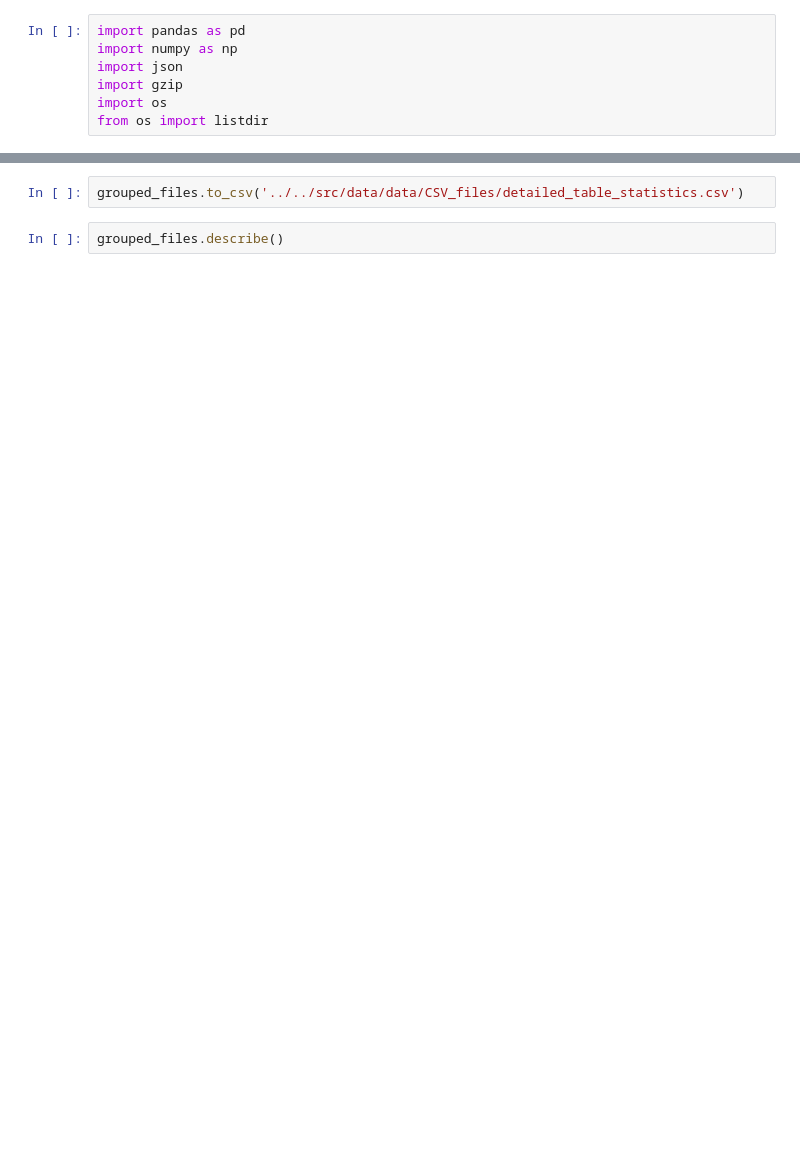
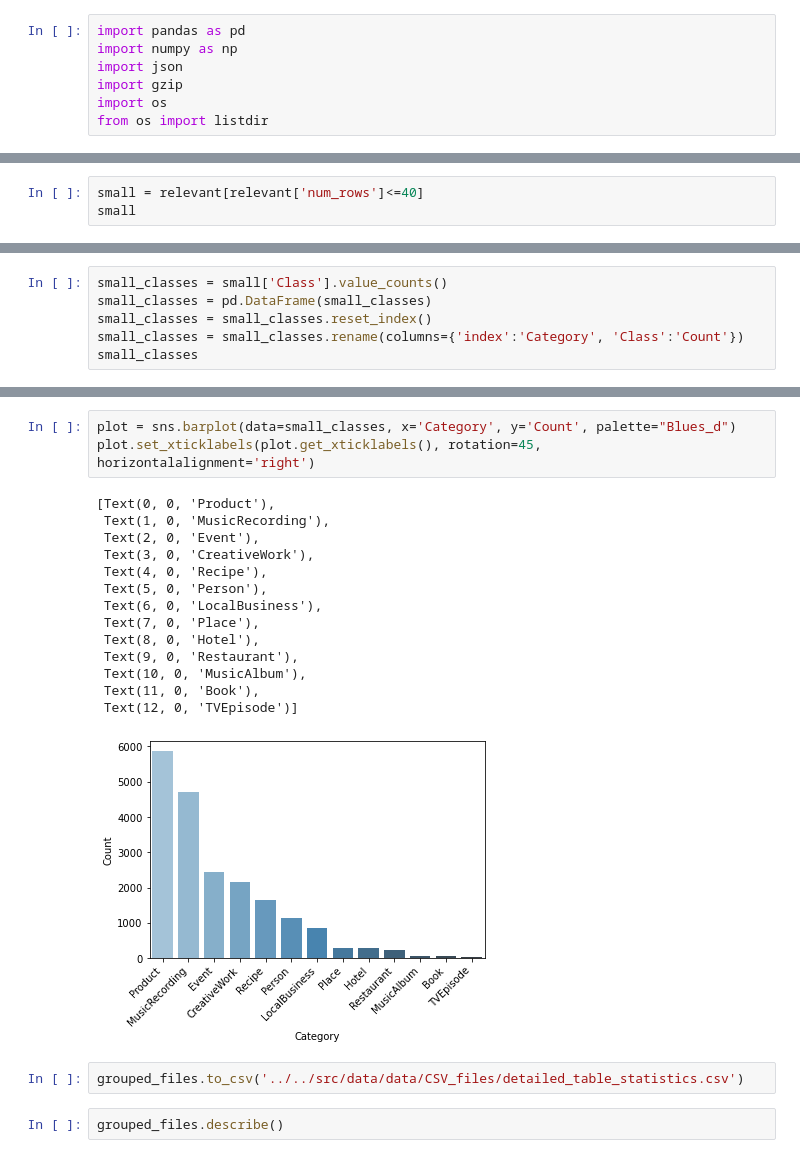
Before and after one commit to NiklasSabel/data_integration_using_deep_learning, a Jupyter notebook: notebooks/Schema/distribute_tables_jh.ipynb, the cells around one changed output, grey strips where cells are left out. Drawn from its saved outputs; the diff is of its cells as text; blank space fills up the shorter version.

```diff
--- a/notebooks/Schema/distribute_tables_jh.ipynb
+++ b/notebooks/Schema/distribute_tables_jh.ipynb
@@ -41,0 +101,3 @@ Name: columns, Length: 459247, dtype: object
+# %%
+small = relevant[relevant['num_rows']<=40]
+small
@@ -41,0 +236,6 @@ Name: columns, Length: 459247, dtype: object
+# %%
+small_classes = small['Class'].value_counts()
+small_classes = pd.DataFrame(small_classes)
+small_classes = small_classes.reset_index()
+small_classes = small_classes.rename(columns={'index':'Category', 'Class':'Count'})
+small_classes
@@ -42,3 +257,21 @@ Name: columns, Length: 459247, dtype: object
+# %%
+plot = sns.barplot(data=small_classes, x='Category', y='Count', palette="Blues_d")
+plot.set_xticklabels(plot.get_xticklabels(), rotation=45, horizontalalignment='right')
+# %% [output]
+[Text(0, 0, 'Product'),
+ Text(1, 0, 'MusicRecording'),
+ Text(2, 0, 'Event'),
+ Text(3, 0, 'CreativeWork'),
+ Text(4, 0, 'Recipe'),
+ Text(5, 0, 'Person'),
+ Text(6, 0, 'LocalBusiness'),
+ Text(7, 0, 'Place'),
+ Text(8, 0, 'Hotel'),
+ Text(9, 0, 'Restaurant'),
+ Text(10, 0, 'MusicAlbum'),
+ Text(11, 0, 'Book'),
+ Text(12, 0, 'TVEpisode')]
+[figure, added]
 # %%
 grouped_files.to_csv('../../src/data/data/CSV_files/detailed_table_statistics.csv')
 # %%
```
Also changed, not shown: parts of 17 cells of this notebook.
